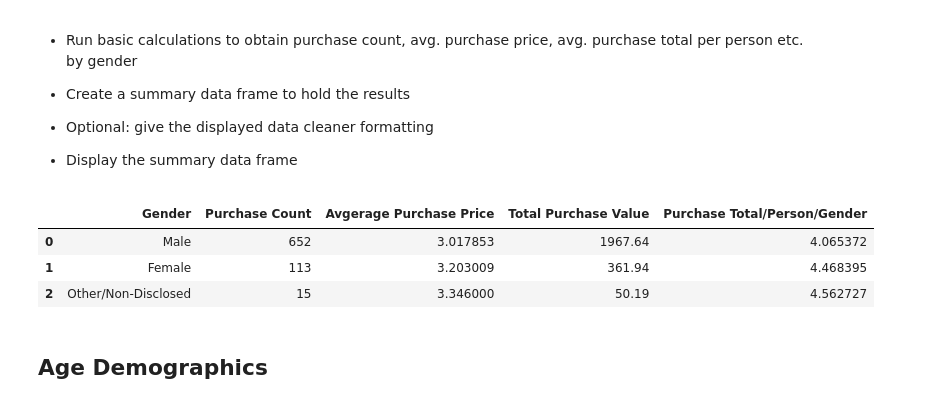
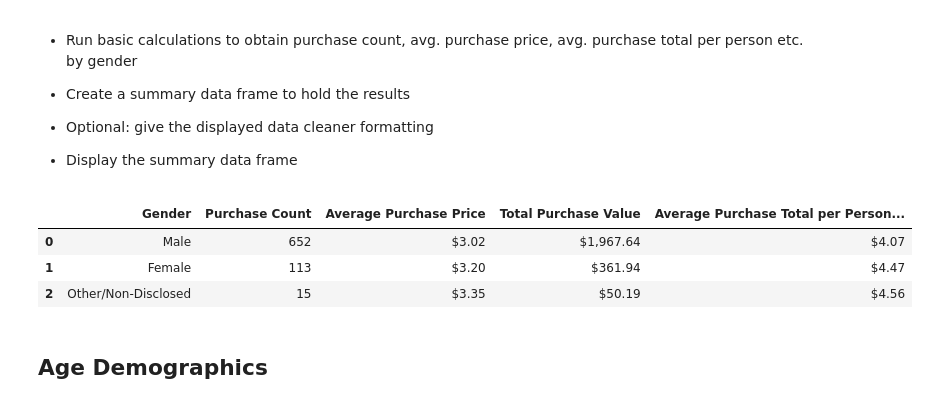
Before and after one commit to SVEENASHARMA/pandas-challenge, a Jupyter notebook: HeroesofPymoli/Sharma_Heroes.ipynb, the cells around one changed output. Cells and saved outputs as stored; diff of their text form; code cells hidden in the pictures.

```diff
--- a/HeroesofPymoli/Sharma_Heroes.ipynb
+++ b/HeroesofPymoli/Sharma_Heroes.ipynb
@@ -166,38 +166,45 @@ Other_Purchase_Count
 Total_Male_Purchase = Male_Players['Price'].sum()
 Total_Male_Purchase
 
 Total_Female_Purchase = Female_Players['Price'].sum()
 Total_Female_Purchase
 
 Total_Other_Purchase = Other_Players['Price'].sum()
 Total_Other_Purchase
 
 Avg_Male_Purchase_Price = Male_Players['Price'].mean()
 Avg_Male_Purchase_Price
 
 Avg_Female_Purchase_Price = Female_Players['Price'].mean()
 Avg_Female_Purchase_Price
 
 Avg_Other_Purchase_Price = Other_Players['Price'].mean()
 Avg_Other_Purchase_Price
 
 Per_Male=Total_Male_Purchase/Unique_Male
 Per_Male
 
 Per_Female=Total_Female_Purchase/Unique_Female
 Per_Female
 
 Per_Other=Total_Other_Purchase/Unique_Other
 Per_Other
 
-Purchase_Dictionary = {'Gender': ['Male', 'Female', 'Other/Non-Disclosed'], 'Purchase Count': [Male_Purchase_Count, Female_Purchase_Count, Other_Purchase_Count], 'Avgerage Purchase Price': [Avg_Male_Purchase_Price, Avg_Female_Purchase_Price, Avg_Other_Purchase_Price], "Total Purchase Value": [Total_Male_Purchase, Total_Female_Purchase, Total_Other_Purchase], "Purchase Total/Person/Gender": [Per_Male, Per_Female, Per_Other]}
+Purchase_Dictionary = {'Gender': ['Male', 'Female', 'Other/Non-Disclosed'], 'Purchase Count': [Male_Purchase_Count, Female_Purchase_Count, Other_Purchase_Count], 'Average Purchase Price': [Avg_Male_Purchase_Price, Avg_Female_Purchase_Price, Avg_Other_Purchase_Price], "Total Purchase Value": [Total_Male_Purchase, Total_Female_Purchase, Total_Other_Purchase], "Average Purchase Total per Person by Age Group": [Per_Male, Per_Female, Per_Other]}
 Purchase_Analysis = pd.DataFrame.from_dict(Purchase_Dictionary, orient='columns')
 Purchase_Analysis
+
+
+Purchase_Analysis["Average Purchase Price"] = Purchase_Analysis["Average Purchase Price"].map("${0:,.2f}".format)
+Purchase_Analysis["Total Purchase Value"] = Purchase_Analysis["Total Purchase Value"].map("${0:,.2f}".format)
+Purchase_Analysis["Average Purchase Total per Person by Age Group"] = Purchase_Analysis["Average Purchase Total per Person by Age Group"].map("${0:,.2f}".format)
+
+Purchase_Analysis
 # %% [output]
-|  | Gender | Purchase Count | Avgerage Purchase Price | Total Purchase Value | Purchase Total/Person/Gender |
-| 0 | Male | 652 | 3.017853 | 1967.64 | 4.065372 |
-| 1 | Female | 113 | 3.203009 | 361.94 | 4.468395 |
-| 2 | Other/Non-Disclosed | 15 | 3.346000 | 50.19 | 4.562727 |
+|  | Gender | Purchase Count | Average Purchase Price | Total Purchase Value | Average Purchase Total per Person... |
+| 0 | Male | 652 | $3.02 | $1,967.64 | $4.07 |
+| 1 | Female | 113 | $3.20 | $361.94 | $4.47 |
+| 2 | Other/Non-Disclosed | 15 | $3.35 | $50.19 | $4.56 |
 # %% [markdown]
 ## Age Demographics
 # %% [markdown]
```
Also changed, not shown: parts of 6 cells of this notebook, 4 other files.
